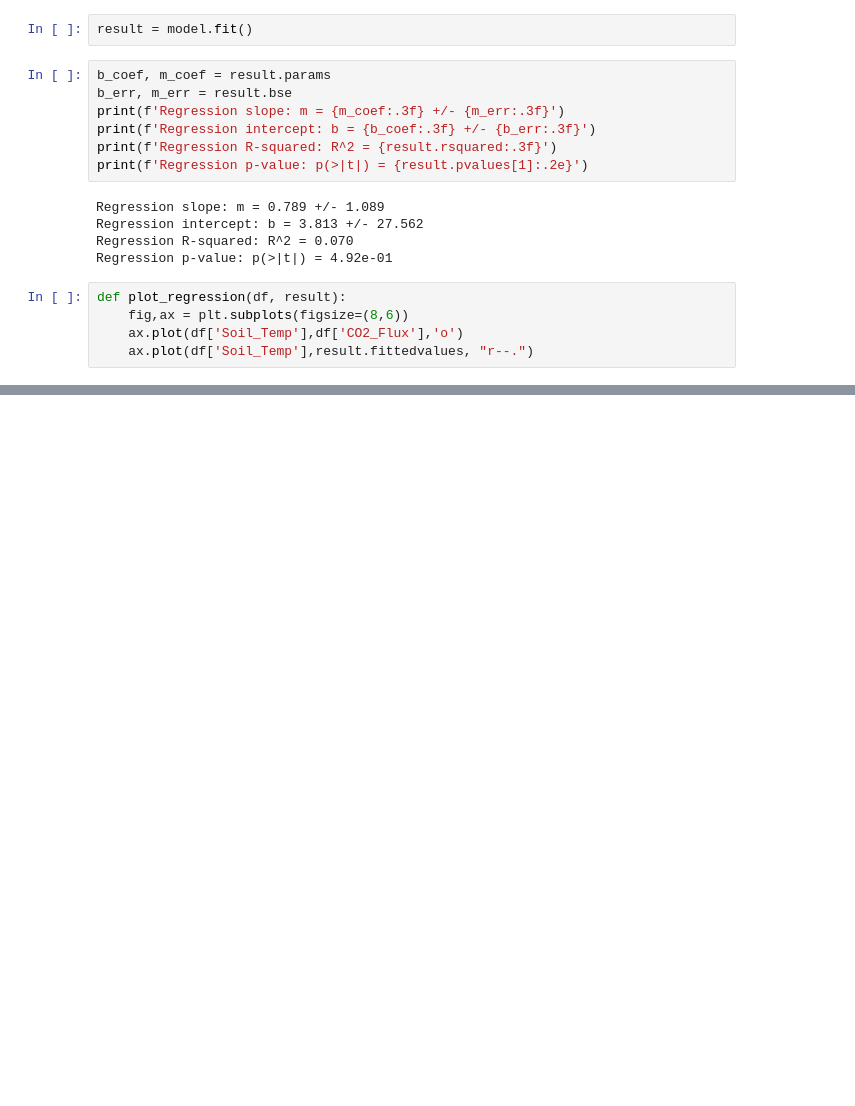
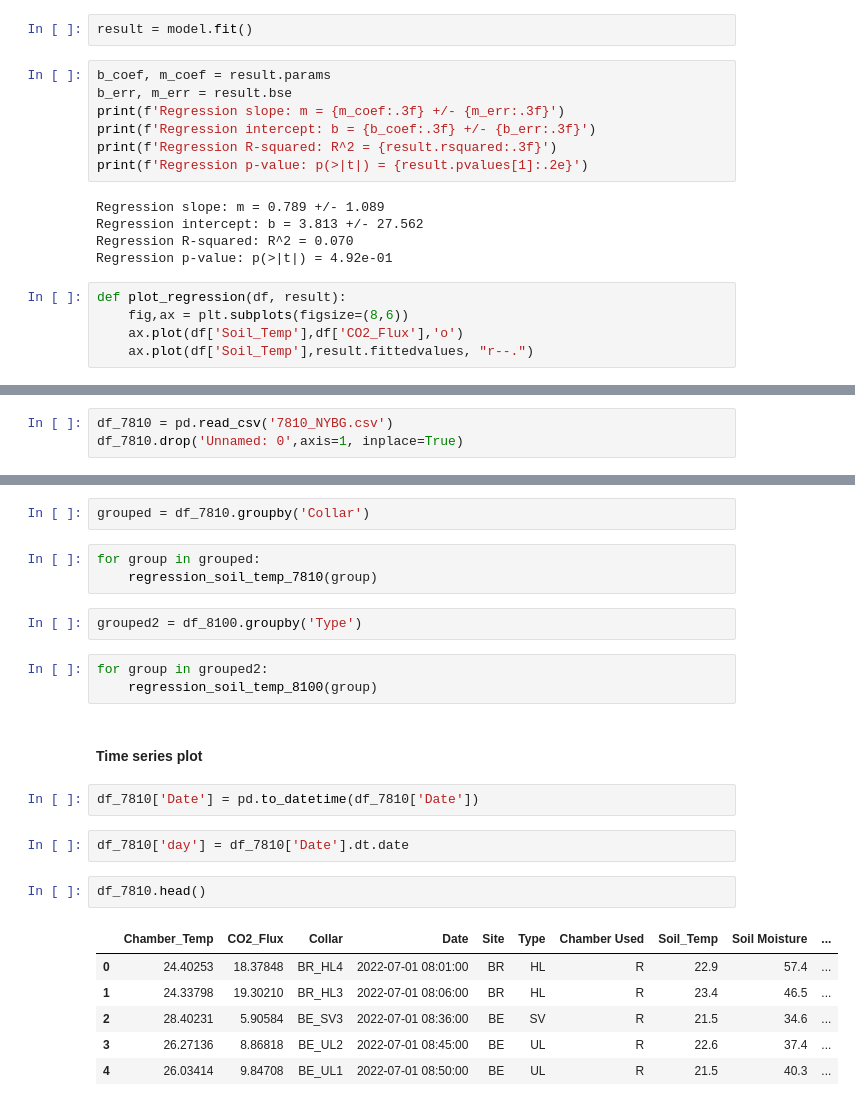
Before and after one commit to rosehanuy/soil-flux-nybg, a Jupyter notebook: notebooks/regression_plots.ipynb, the cells around one changed output, grey strips where cells are left out. Cells and saved outputs as stored; diff of their text form; blank space fills up the shorter version.

```diff
--- a/notebooks/regression_plots.ipynb
+++ b/notebooks/regression_plots.ipynb
@@ -151,0 +112,3 @@ dtype: float64
+# %%
+df_7810 = pd.read_csv('7810_NYBG.csv')
+df_7810.drop('Unnamed: 0',axis=1, inplace=True)
@@ -164,0 +187,25 @@ X
+# %%
+grouped = df_7810.groupby('Collar')
+# %%
+for group in grouped:
+    regression_soil_temp_7810(group)
+# %%
+grouped2 = df_8100.groupby('Type')
+# %%
+for group in grouped2:
+    regression_soil_temp_8100(group)
+# %% [markdown]
+#### Time series plot
+# %%
+df_7810['Date'] = pd.to_datetime(df_7810['Date'])
+# %%
+df_7810['day'] = df_7810['Date'].dt.date
+# %%
+df_7810.head()
+# %% [output]
+|  | Chamber_Temp | CO2_Flux | Collar | Date | Site | Type | Chamber Used | Soil_Temp | Soil Moisture | ... |
+| 0 | 24.40253 | 18.37848 | BR_HL4 | 2022-07-01 08:01:00 | BR | HL | R | 22.9 | 57.4 | ... |
+| 1 | 24.33798 | 19.30210 | BR_HL3 | 2022-07-01 08:06:00 | BR | HL | R | 23.4 | 46.5 | ... |
+| 2 | 28.40231 | 5.90584 | BE_SV3 | 2022-07-01 08:36:00 | BE | SV | R | 21.5 | 34.6 | ... |
+| 3 | 26.27136 | 8.86818 | BE_UL2 | 2022-07-01 08:45:00 | BE | UL | R | 22.6 | 37.4 | ... |
+| 4 | 26.03414 | 9.84708 | BE_UL1 | 2022-07-01 08:50:00 | BE | UL | R | 21.5 | 40.3 | ... |
```
Also changed, not shown: parts of 14 cells of this notebook, 7 other files.
